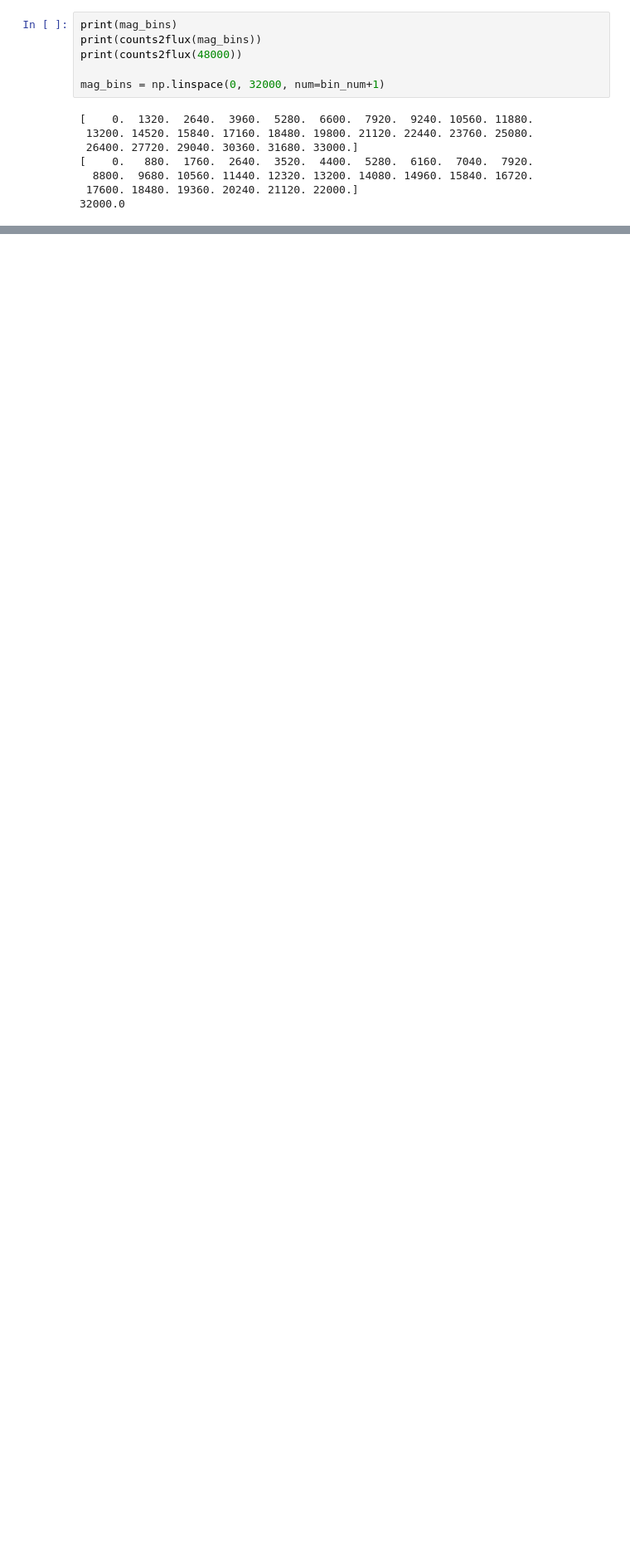
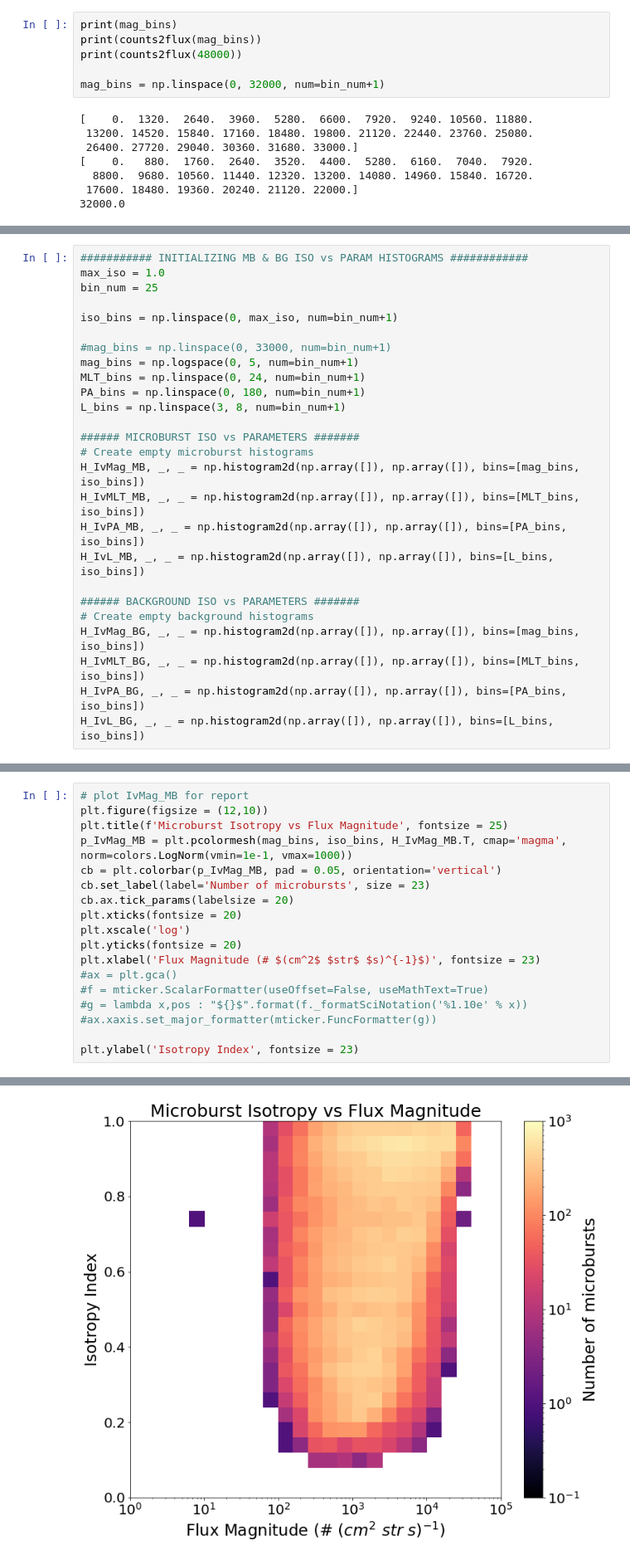
Before and after one commit to conradmr98/lasp-microburst-research, a Jupyter notebook: sampexlib/SAMPEX/Binned_Iso_HIST (year).ipynb, the cells around one changed output, grey strips where cells are left out. Shown at 83% size. Cells and saved outputs as stored; diff of their text form; blank space fills up the shorter version.

```diff
--- a/sampexlib/SAMPEX/Binned_Iso_HIST (year).ipynb
+++ b/sampexlib/SAMPEX/Binned_Iso_HIST (year).ipynb
@@ -306,0 +305,26 @@ plt.show()
+# %%
+########### INITIALIZING MB & BG ISO vs PARAM HISTOGRAMS ############
+max_iso = 1.0
+bin_num = 25
+
+iso_bins = np.linspace(0, max_iso, num=bin_num+1)
+
+#mag_bins = np.linspace(0, 33000, num=bin_num+1)
+mag_bins = np.logspace(0, 5, num=bin_num+1)
+MLT_bins = np.linspace(0, 24, num=bin_num+1)
+PA_bins = np.linspace(0, 180, num=bin_num+1)
+L_bins = np.linspace(3, 8, num=bin_num+1)
+
+###### MICROBURST ISO vs PARAMETERS #######
+# Create empty microburst histograms
+H_IvMag_MB, _, _ = np.histogram2d(np.array([]), np.array([]), bins=[mag_bins, iso_bins])
+H_IvMLT_MB, _, _ = np.histogram2d(np.array([]), np.array([]), bins=[MLT_bins, iso_bins])
+H_IvPA_MB, _, _ = np.histogram2d(np.array([]), np.array([]), bins=[PA_bins, iso_bins])
+H_IvL_MB, _, _ = np.histogram2d(np.array([]), np.array([]), bins=[L_bins, iso_bins])
+
+###### BACKGROUND ISO vs PARAMETERS #######
+# Create empty background histograms
+H_IvMag_BG, _, _ = np.histogram2d(np.array([]), np.array([]), bins=[mag_bins, iso_bins])
+H_IvMLT_BG, _, _ = np.histogram2d(np.array([]), np.array([]), bins=[MLT_bins, iso_bins])
+H_IvPA_BG, _, _ = np.histogram2d(np.array([]), np.array([]), bins=[PA_bins, iso_bins])
+H_IvL_BG, _, _ = np.histogram2d(np.array([]), np.array([]), bins=[L_bins, iso_bins])
@@ -306,0 +422,19 @@ plt.show()
+# %%
+# plot IvMag_MB for report
+plt.figure(figsize = (12,10))
+plt.title(f'Microburst Isotropy vs Flux Magnitude', fontsize = 25)
+p_IvMag_MB = plt.pcolormesh(mag_bins, iso_bins, H_IvMag_MB.T, cmap='magma', norm=colors.LogNorm(vmin=1e-1, vmax=1000))
+cb = plt.colorbar(p_IvMag_MB, pad = 0.05, orientation='vertical')
+cb.set_label(label='Number of microbursts', size = 23)
+cb.ax.tick_params(labelsize = 20)
+plt.xticks(fontsize = 20)
+plt.xscale('log')
+plt.yticks(fontsize = 20)
+plt.xlabel('Flux Magnitude (# $(cm^2$ $str$ $s)^{-1}$)', fontsize = 23)
+#ax = plt.gca()
+#f = mticker.ScalarFormatter(useOffset=False, useMathText=True)
+#g = lambda x,pos : "${}$".format(f._formatSciNotation('%1.10e' % x))
+#ax.xaxis.set_major_formatter(mticker.FuncFormatter(g))
+
+plt.ylabel('Isotropy Index', fontsize = 23)
+# %% [output]
@@ -306,0 +442 @@ plt.show()
+[figure, added]
```
Also changed, not shown: parts of 8 cells of this notebook, 45 other files.
